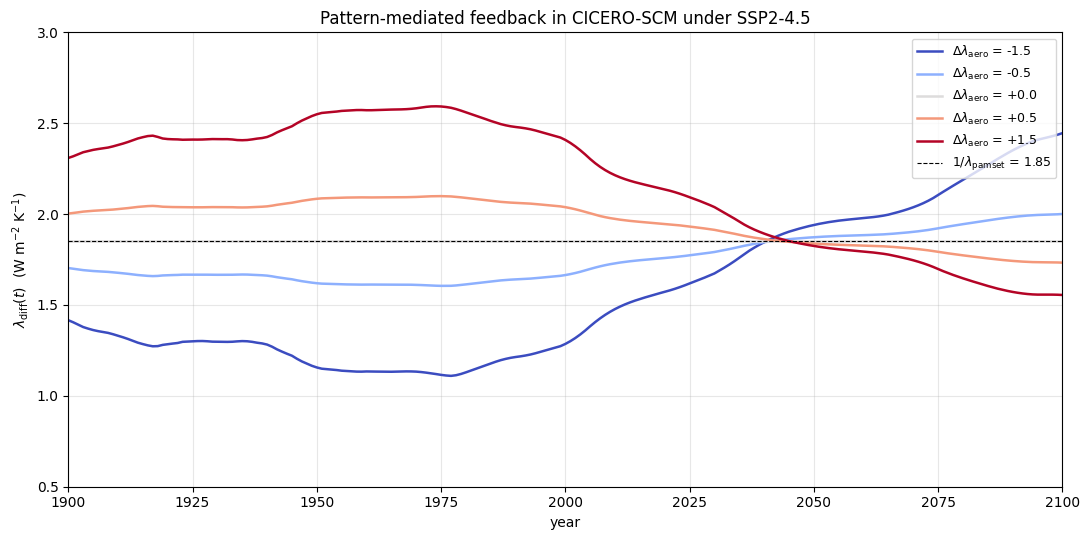
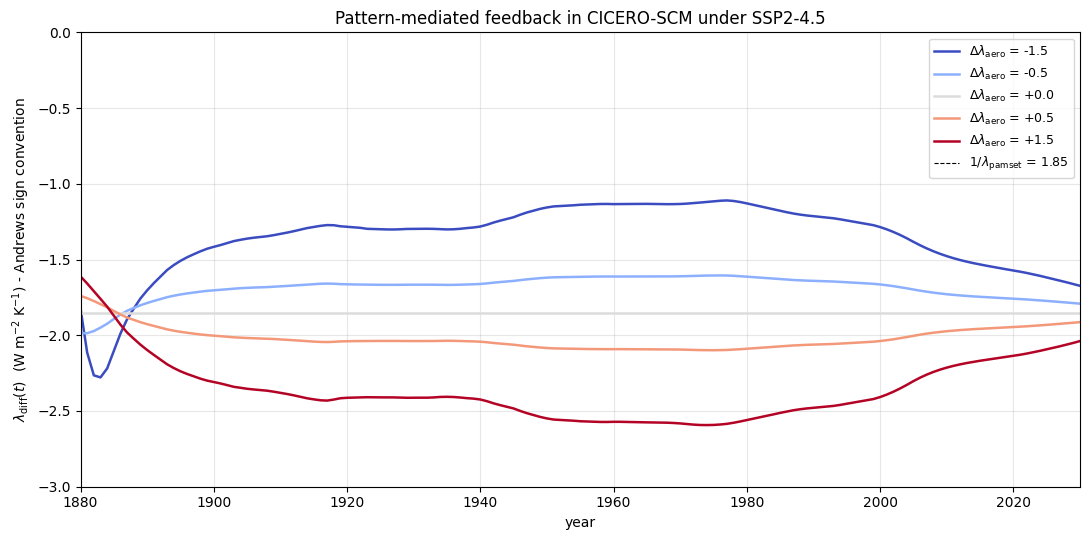
Unified diff of the notebook cell whose output changed from the first chart to the second:
--- before
+++ after
@@ -6,13 +6,13 @@
 for i, dl in enumerate(dl_values):
     c = cmap(i / max(1, len(dl_values) - 1))
-    ax.plot(years, ld[dl], color=c, lw=1.8,
+    ax.plot(years, -ld[dl], color=c, lw=1.8,
             label=rf'$\Delta\lambda_\mathrm{{aero}}$ = {dl:+.1f}')
 
 ax.axhline(1.0 / LAMBDA_PAMSET, color='k', ls='--', lw=0.8,
            label=rf'$1/\lambda_\mathrm{{pamset}}$ = {1/LAMBDA_PAMSET:.2f}')
-ax.set_xlim(1900, 2100)
-ax.set_ylim(0.5, 3.0)
+ax.set_xlim(1880, 2030)
+ax.set_ylim(-3, 0.)
 ax.set_xlabel('year')
-ax.set_ylabel(r'$\lambda_\mathrm{diff}(t)$  (W m$^{-2}$ K$^{-1}$)')
+ax.set_ylabel(r'$\lambda_\mathrm{diff}(t)$  (W m$^{-2}$ K$^{-1}$) - Andrews sign convention')
 ax.set_title('Pattern-mediated feedback in CICERO-SCM under SSP2-4.5')
 ax.legend(fontsize=9, loc='upper right')

Commit: flip sign convention on plot